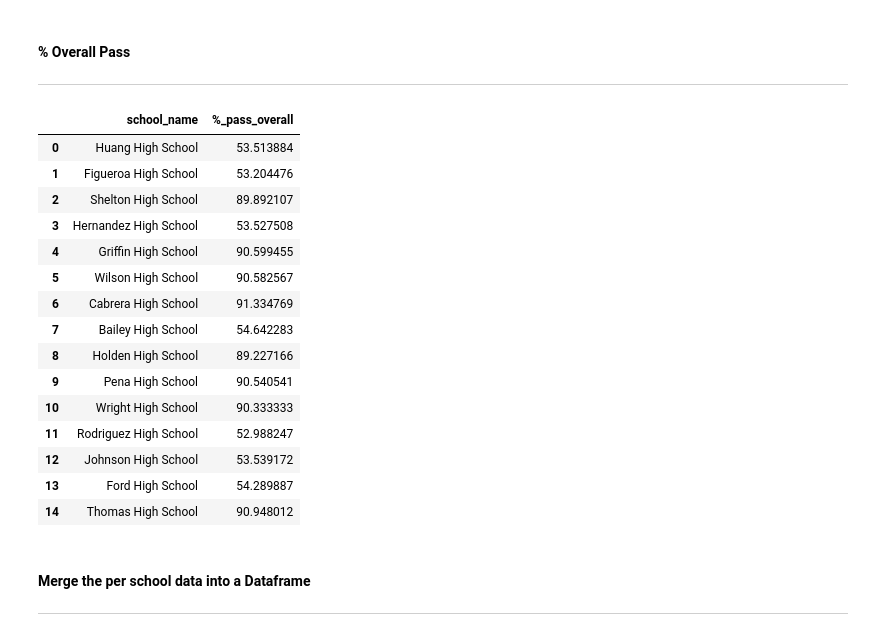
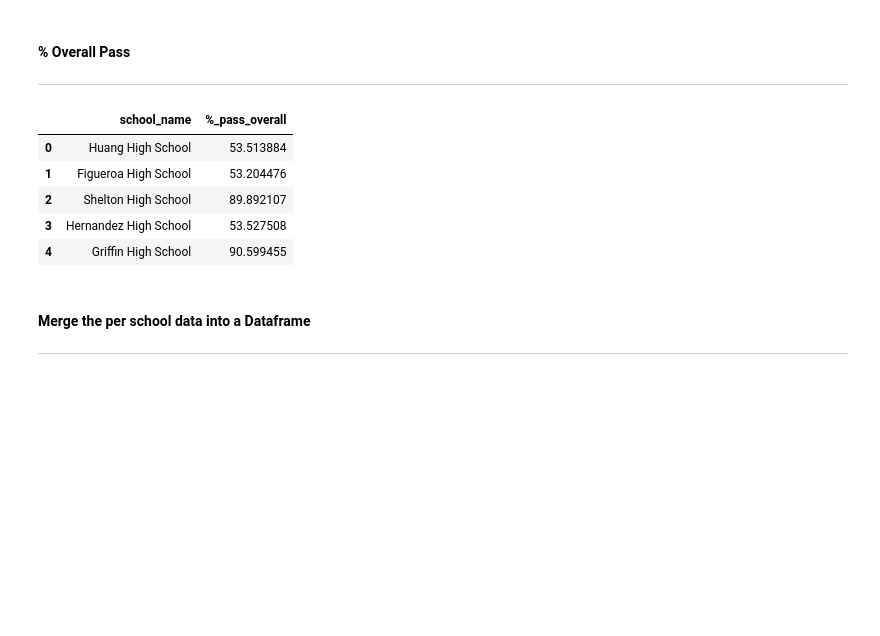
Before and after one commit to paololabuguen/pandas-challenge, a Jupyter notebook: PyCitySchools/py_city_school.ipynb, the cells around one changed output. Cells and saved outputs as stored; diff of their text form; code cells hidden in the pictures; blank space fills up the shorter version.

```diff
--- a/PyCitySchools/py_city_school.ipynb
+++ b/PyCitySchools/py_city_school.ipynb
@@ -332,36 +312,26 @@ per_school_read_pass
 # %%
 # We compute the number of students passing math and reading per school
 per_school_overall_pass = {"school_name": [], "%_pass_overall": []}
 
 # Loop through the school list and input the overall pass % into the dictionary from school_data_new
 for school in school_list:
     per_school_overall_pass["school_name"].append(school)
     per_school_overall_pass["%_pass_overall"].append(int(school_student_df.loc[((school_student_df["school_name"] == school) &
                                                                          (school_student_df["reading_score"] >= 70)) &
                                                                          (school_student_df["math_score"] >= 70), :].count()[1]) / \
                                                                             school_data_new.at[school, "size"] * 100)
 
 # Replace the dictionary with a dataframe of the collected values
 per_school_overall_pass = pd.DataFrame(per_school_overall_pass)
 
-per_school_overall_pass
+per_school_overall_pass.head()
 # %% [output]
 |  | school_name | %_pass_overall |
 | 0 | Huang High School | 53.513884 |
 | 1 | Figueroa High School | 53.204476 |
 | 2 | Shelton High School | 89.892107 |
 | 3 | Hernandez High School | 53.527508 |
 | 4 | Griffin High School | 90.599455 |
-| 5 | Wilson High School | 90.582567 |
-| 6 | Cabrera High School | 91.334769 |
-| 7 | Bailey High School | 54.642283 |
-| 8 | Holden High School | 89.227166 |
-| 9 | Pena High School | 90.540541 |
-| 10 | Wright High School | 90.333333 |
-| 11 | Rodriguez High School | 52.988247 |
-| 12 | Johnson High School | 53.539172 |
-| 13 | Ford High School | 54.289887 |
-| 14 | Thomas High School | 90.948012 |
 # %% [markdown]
 #### Merge the per school data into a Dataframe
 ----
```
Also changed, not shown: parts of 13 cells of this notebook.
